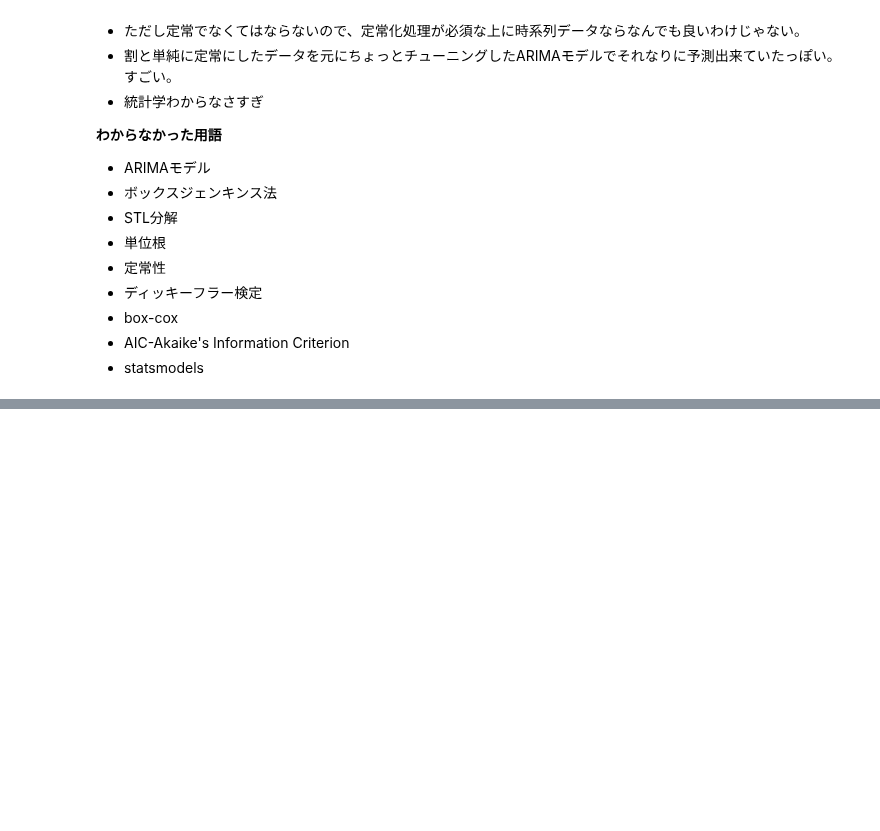
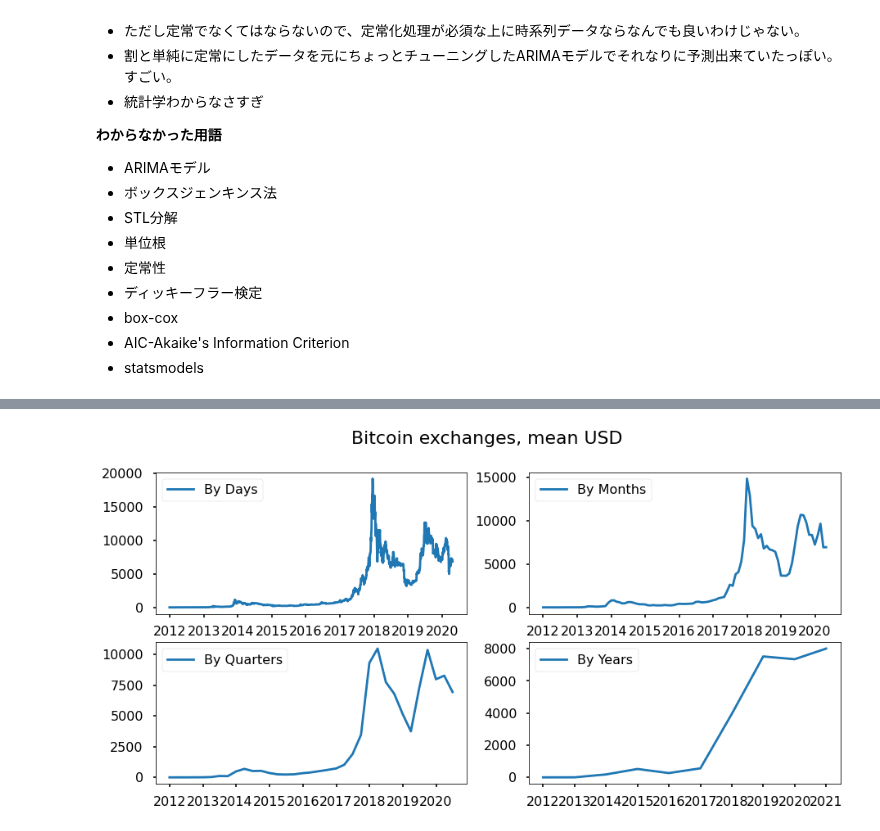
Before and after one commit to KotaOkamoto/diveintocode-ml, a Jupyter notebook: 2007_aug/Bitcoin_Historical_Data.ipynb, the cells around one changed output, grey strips where cells are left out. Drawn from its saved outputs; the diff is of its cells as text; code cells hidden in the pictures; blank space fills up the shorter version.

```diff
--- a/2007_aug/Bitcoin_Historical_Data.ipynb
+++ b/2007_aug/Bitcoin_Historical_Data.ipynb
@@ -462,0 +566,4 @@ __わからなかった用語__
+# %%
+# Load data
+df = pd.read_csv("bitstampUSD_1-min_data_2012-01-01_to_2020-04-22.csv")
+df.head()
@@ -462,0 +577,41 @@ __わからなかった用語__
+# %%
+# Unix-time to UNIX時間に
+df.Timestamp = pd.to_datetime(df.Timestamp, unit='s')
+
+# Resampling to daily frequency 日頻度にリサンプリング
+df.index = df.Timestamp
+df = df.resample('D').mean()
+
+# Resampling to monthly frequency 月頻度にリサンプリング
+df_month = df.resample('M').mean()
+
+# Resampling to annual frequency 年頻度にリサンプリング
+df_year = df.resample('A-DEC').mean()
+
+# Resampling to quarterly frequency 四半期毎の頻度にリサンプリング
+df_Q = df.resample('Q-DEC').mean()
+# %%
+# PLOTS
+fig = plt.figure(figsize=[15, 7])
+plt.suptitle('Bitcoin exchanges, mean USD', fontsize=22)
+
+plt.subplot(221)
+plt.plot(df.Weighted_Price, '-', label='By Days')
+plt.legend()
+
+plt.subplot(222)
+plt.plot(df_month.Weighted_Price, '-', label='By Months')
+plt.legend()
+
+plt.subplot(223)
+plt.plot(df_Q.Weighted_Price, '-', label='By Quarters')
+plt.legend()
+
+plt.subplot(224)
+plt.plot(df_year.Weighted_Price, '-', label='By Years')
+plt.legend()
+
+# plt.tight_layout()
+plt.show()
+# %% [output]
+[figure, added]
```
Also changed, not shown: parts of 23 cells of this notebook.
